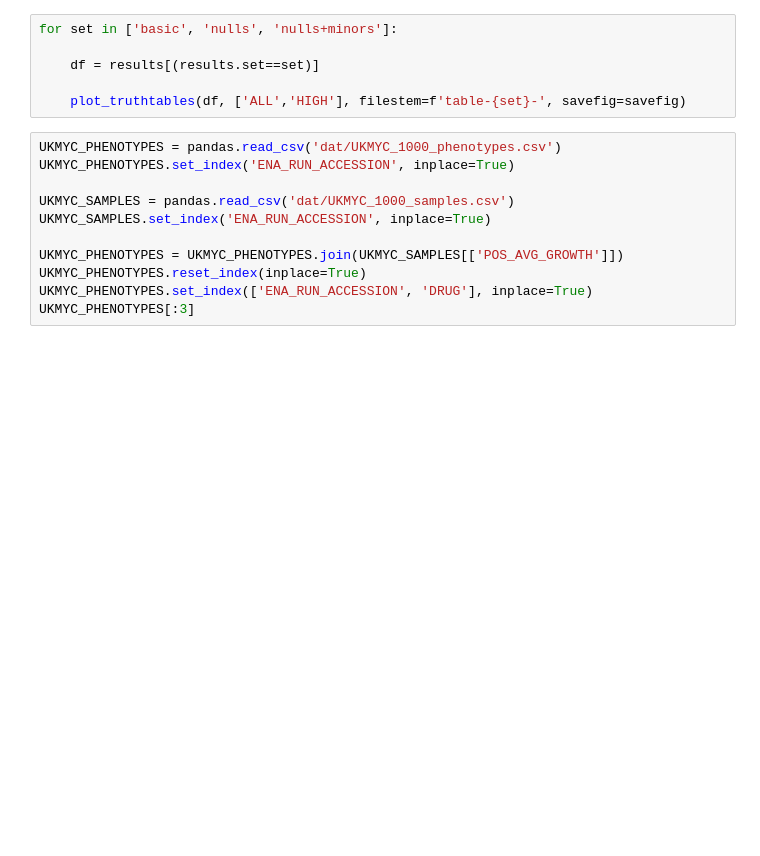
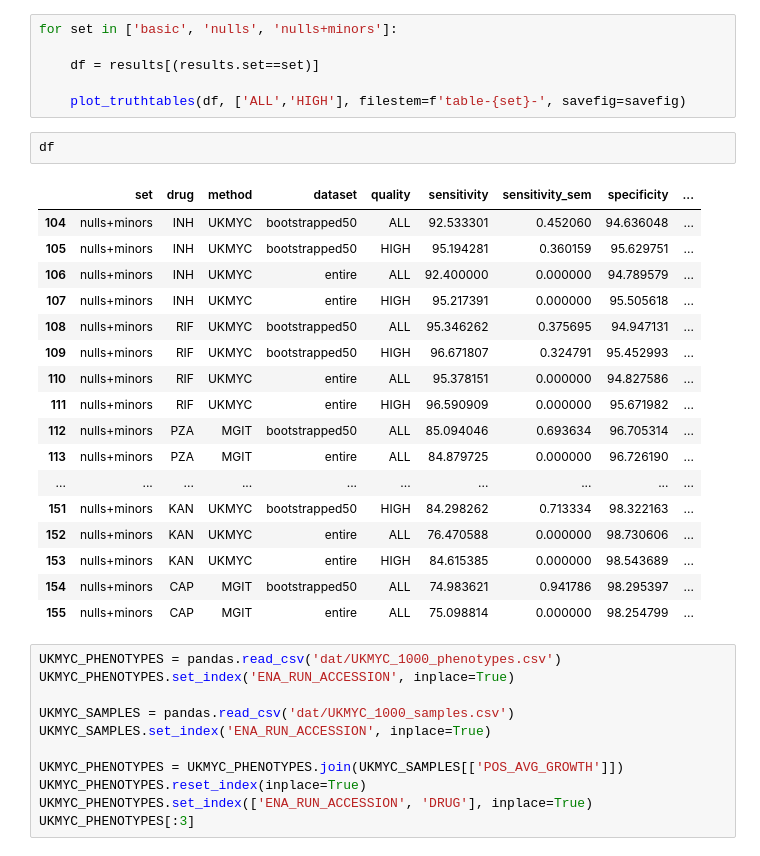
Before and after one commit to fowler-lab/validate-myco-amr, a Jupyter notebook: plot.ipynb, the cells around one changed output. Saved outputs shown, nothing was run; the diff lists cells and outputs as text; blank space fills up the shorter version.

```diff
--- a/plot.ipynb
+++ b/plot.ipynb
@@ -341,6 +341,26 @@ for set in ['basic', 'nulls', 'nulls+minors']:
     df = results[(results.set==set)]
 
     plot_truthtables(df, ['ALL','HIGH'], filestem=f'table-{set}-', savefig=savefig)
+# %%
+df
+# %% [output]
+|  | set | drug | method | dataset | quality | sensitivity | sensitivity_sem | specificity | ... |
+| 104 | nulls+minors | INH | UKMYC | bootstrapped50 | ALL | 92.533301 | 0.452060 | 94.636048 | ... |
+| 105 | nulls+minors | INH | UKMYC | bootstrapped50 | HIGH | 95.194281 | 0.360159 | 95.629751 | ... |
+| 106 | nulls+minors | INH | UKMYC | entire | ALL | 92.400000 | 0.000000 | 94.789579 | ... |
+| 107 | nulls+minors | INH | UKMYC | entire | HIGH | 95.217391 | 0.000000 | 95.505618 | ... |
+| 108 | nulls+minors | RIF | UKMYC | bootstrapped50 | ALL | 95.346262 | 0.375695 | 94.947131 | ... |
+| 109 | nulls+minors | RIF | UKMYC | bootstrapped50 | HIGH | 96.671807 | 0.324791 | 95.452993 | ... |
+| 110 | nulls+minors | RIF | UKMYC | entire | ALL | 95.378151 | 0.000000 | 94.827586 | ... |
+| 111 | nulls+minors | RIF | UKMYC | entire | HIGH | 96.590909 | 0.000000 | 95.671982 | ... |
+| 112 | nulls+minors | PZA | MGIT | bootstrapped50 | ALL | 85.094046 | 0.693634 | 96.705314 | ... |
+| 113 | nulls+minors | PZA | MGIT | entire | ALL | 84.879725 | 0.000000 | 96.726190 | ... |
+| ... | ... | ... | ... | ... | ... | ... | ... | ... | ... |
+| 151 | nulls+minors | KAN | UKMYC | bootstrapped50 | HIGH | 84.298262 | 0.713334 | 98.322163 | ... |
+| 152 | nulls+minors | KAN | UKMYC | entire | ALL | 76.470588 | 0.000000 | 98.730606 | ... |
+| 153 | nulls+minors | KAN | UKMYC | entire | HIGH | 84.615385 | 0.000000 | 98.543689 | ... |
+| 154 | nulls+minors | CAP | MGIT | bootstrapped50 | ALL | 74.983621 | 0.941786 | 98.295397 | ... |
+| 155 | nulls+minors | CAP | MGIT | entire | ALL | 75.098814 | 0.000000 | 98.254799 | ... |
 # %%
 UKMYC_PHENOTYPES = pandas.read_csv('dat/UKMYC_1000_phenotypes.csv')
 UKMYC_PHENOTYPES.set_index('ENA_RUN_ACCESSION', inplace=True)
```
Also changed, not shown: 1 other file.
